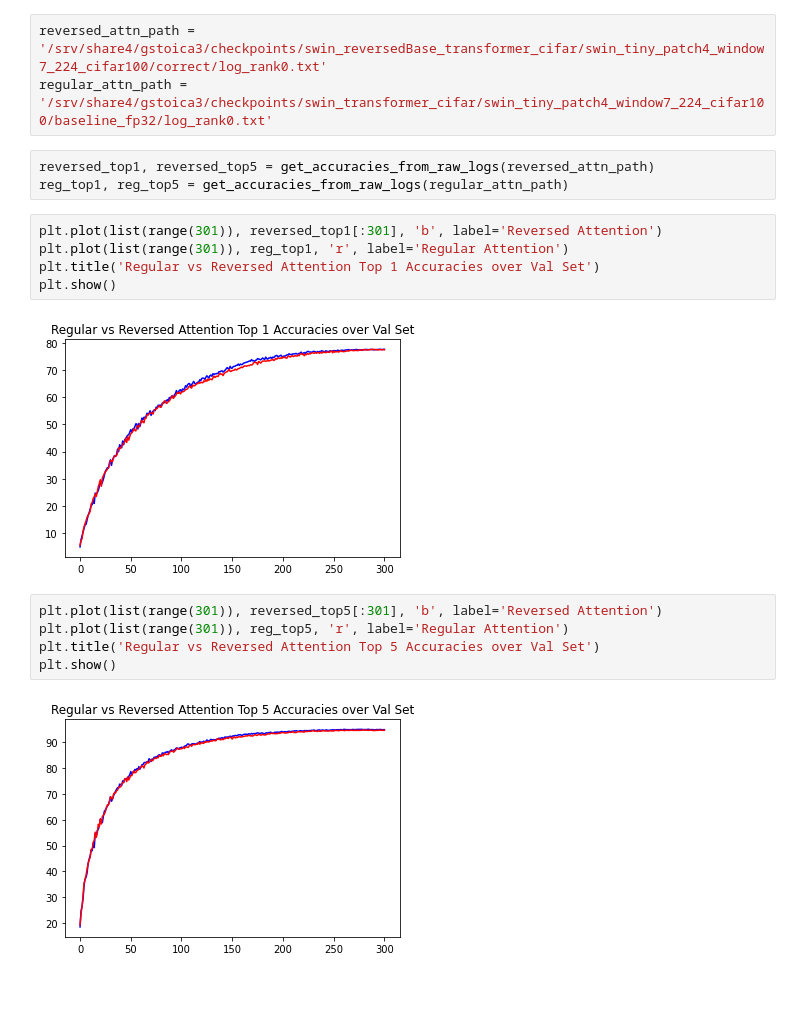
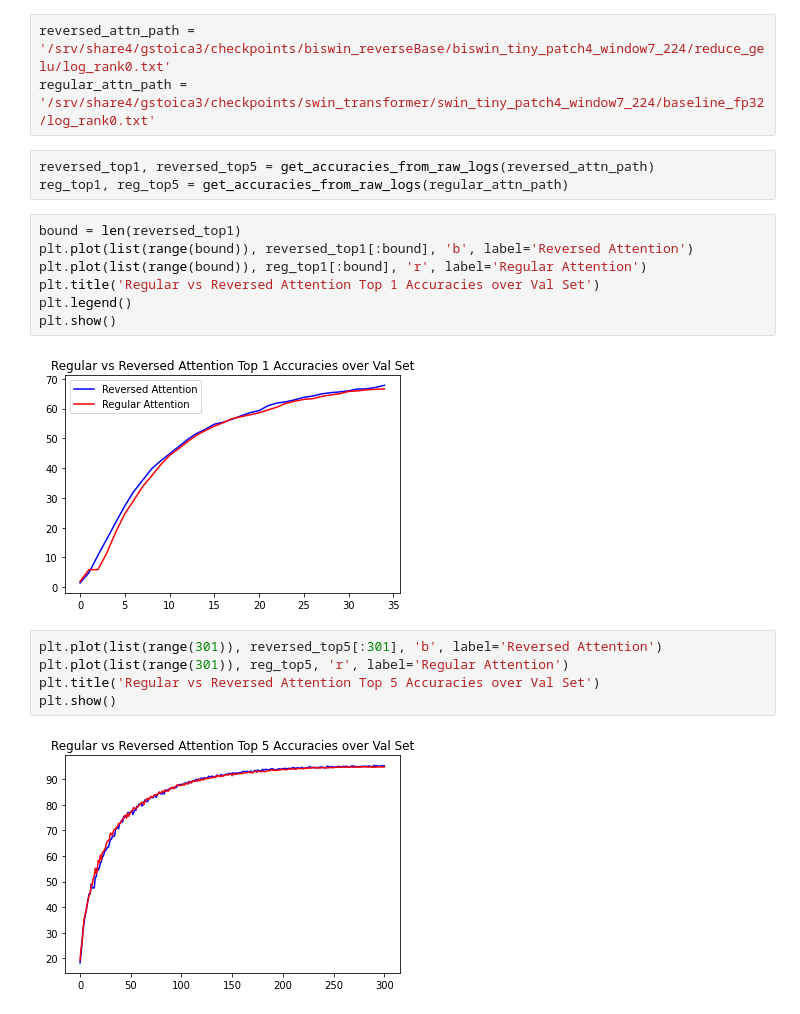
Before and after one commit to gstoica27/Swin-Transformer, a Jupyter notebook: Untitled.ipynb, the cells around one changed output. Saved outputs shown, nothing was run; the diff lists cells and outputs as text.

```diff
--- a/Untitled.ipynb
+++ b/Untitled.ipynb
@@ -16,22 +16,24 @@ def get_accuracies_from_raw_logs(log_path):
             top5s.append(float(acc5))
     return top1s, top5s
 # %%
-reversed_attn_path = '/srv/share4/gstoica3/checkpoints/swin_reversedBase_transformer_cifar/swin_tiny_patch4_window7_224_cifar100/correct/log_rank0.txt'
-regular_attn_path = '/srv/share4/gstoica3/checkpoints/swin_transformer_cifar/swin_tiny_patch4_window7_224_cifar100/baseline_fp32/log_rank0.txt'
+reversed_attn_path = '/srv/share4/gstoica3/checkpoints/biswin_reverseBase/biswin_tiny_patch4_window7_224/reduce_gelu/log_rank0.txt'
+regular_attn_path = '/srv/share4/gstoica3/checkpoints/swin_transformer/swin_tiny_patch4_window7_224/baseline_fp32/log_rank0.txt'
 # %%
 reversed_top1, reversed_top5 = get_accuracies_from_raw_logs(reversed_attn_path)
 reg_top1, reg_top5 = get_accuracies_from_raw_logs(regular_attn_path)
 # %%
-plt.plot(list(range(301)), reversed_top1[:301], 'b', label='Reversed Attention')
-plt.plot(list(range(301)), reg_top1, 'r', label='Regular Attention')
+bound = len(reversed_top1)
+plt.plot(list(range(bound)), reversed_top1[:bound], 'b', label='Reversed Attention')
+plt.plot(list(range(bound)), reg_top1[:bound], 'r', label='Regular Attention')
 plt.title('Regular vs Reversed Attention Top 1 Accuracies over Val Set')
+plt.legend()
 plt.show()
 # %% [output]
-[figure, old version]
+[figure, new version]
 # %%
 plt.plot(list(range(301)), reversed_top5[:301], 'b', label='Reversed Attention')
 plt.plot(list(range(301)), reg_top5, 'r', label='Regular Attention')
 plt.title('Regular vs Reversed Attention Top 5 Accuracies over Val Set')
 plt.show()
 # %% [output]
-[figure, old version]
+[figure, new version]
```
Also changed, not shown: parts of 11 cells of this notebook, 15 other files.
